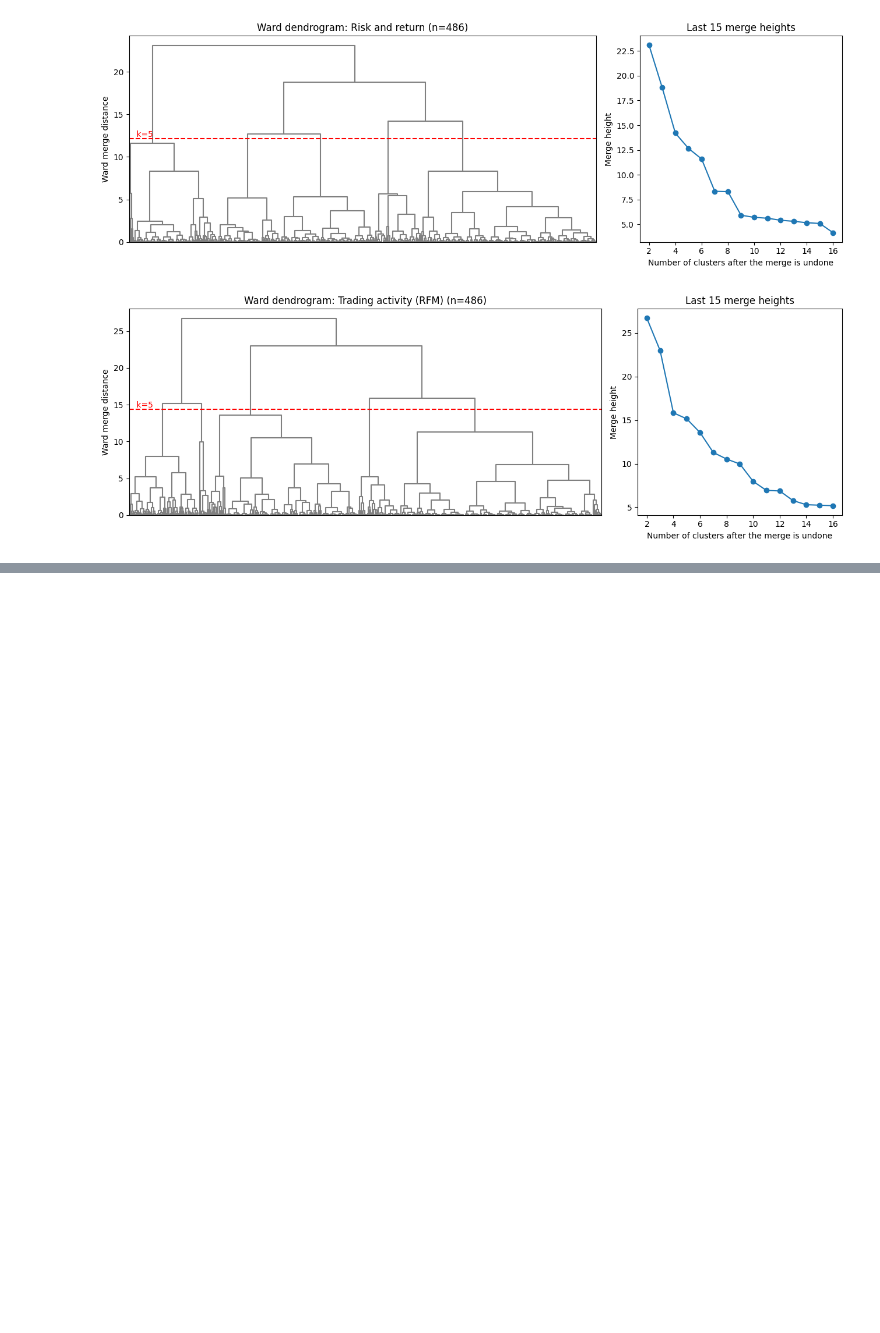
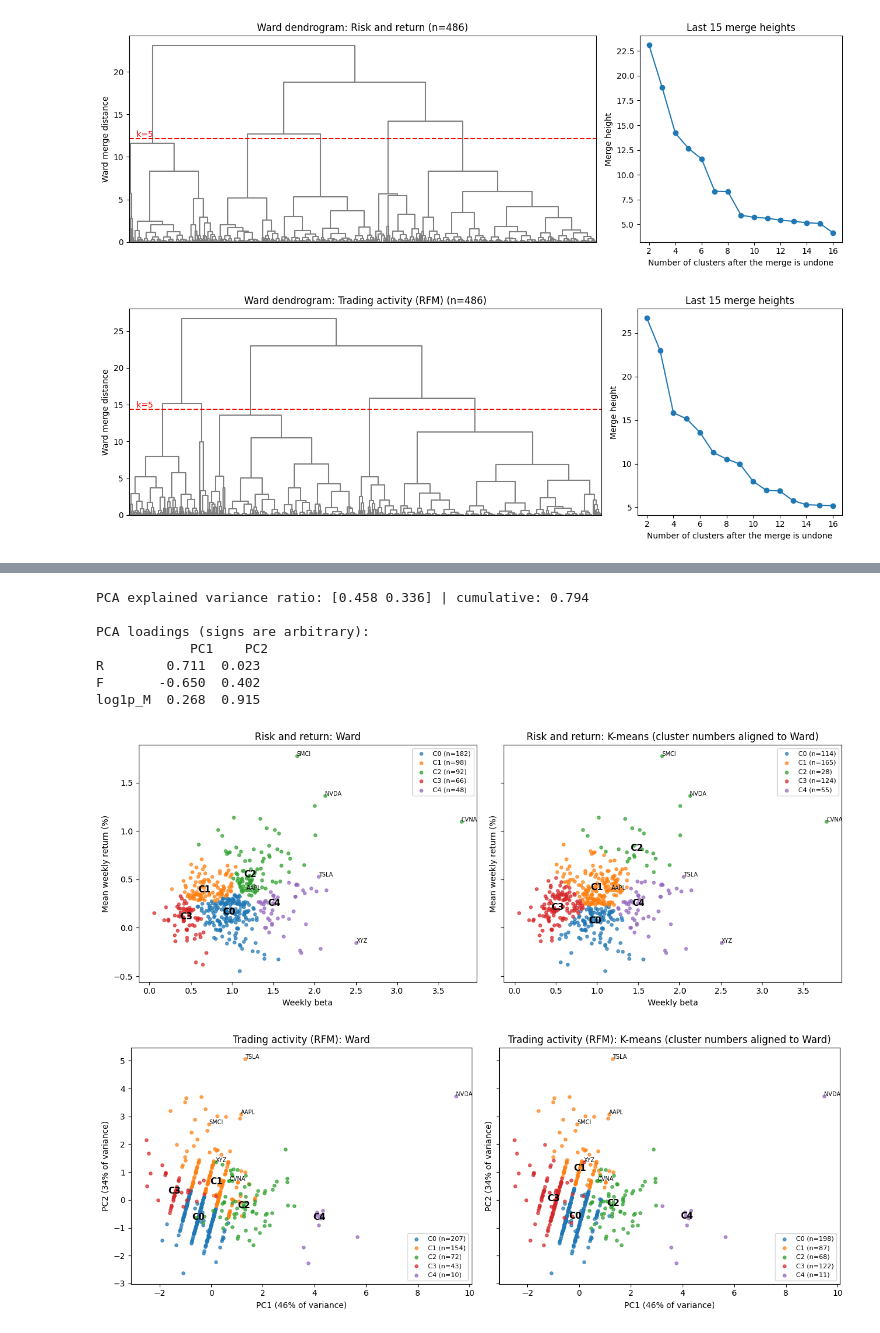
Before and after one commit to nemitha21/S-P500_Stock_Analysis_CWK1, a Jupyter notebook: S&P500_Stock_Analysis_CWK1.ipynb, the cells around one changed output, grey strips where cells are left out. Saved outputs shown, nothing was run; the diff lists cells and outputs as text; code cells hidden in the pictures; blank space fills up the shorter version.

```diff
--- a/S&P500_Stock_Analysis_CWK1.ipynb
+++ b/S&P500_Stock_Analysis_CWK1.ipynb
@@ -1238,0 +1352,54 @@ Agreement between algorithms on the same shares (adjusted Rand index):
+# %%
+pca = PCA(n_components=2, random_state=0).fit(Xs["act"].values)
+print("PCA explained variance ratio:", pca.explained_variance_ratio_.round(3),
+      "| cumulative:", round(float(pca.explained_variance_ratio_.sum()), 3))
+loadings = pd.DataFrame(pca.components_.T, index=Xs["act"].columns, columns=["PC1", "PC2"])
+print("\nPCA loadings (signs are arbitrary):\n", loadings.round(3))
+pcs = pd.DataFrame(pca.transform(Xs["act"].values), index=Xs["act"].index, columns=["PC1", "PC2"])
+
+def align_labels(ref, other):
+    """Re-number `other` to best match `ref` (Hungarian method). Display only: memberships do not change."""
+    ct = pd.crosstab(ref, other)
+    r, c = linear_sum_assignment(-ct.values)
+    mapping = {ct.columns[ci]: ct.index[ri] for ri, ci in zip(r, c)}
+    nxt = int(max(ref)) + 1
+    for lab in ct.columns:
+        if lab not in mapping:
+            mapping[lab] = nxt; nxt += 1
+    return other.map(mapping)
+
+aligned = {m: align_labels(out[f"{m}_ward"], out[f"{m}_kmeans"]) for m in ("rr", "act")}
+NOTABLE = ["TSLA", "NVDA", "CVNA", "SMCI", "XYZ", "AAPL"]      # annotated if present
+
+def scatter_pair(m, xy, xlabel, ylabel, fname):
+    fig, ax = plt.subplots(1, 2, figsize=(13, 5), sharex=True, sharey=True)
+    panels = [("Ward", out[f"{m}_ward"]), ("K-means (cluster numbers aligned to Ward)", aligned[m])]
+    for a, (alg, labs) in zip(ax, panels):
+        for c in sorted(labs.unique()):
+            idx = labs == c
+            a.scatter(xy.loc[idx].iloc[:, 0], xy.loc[idx].iloc[:, 1], s=14, alpha=0.7, label=f"C{c} (n={int(idx.sum())})")
+            cx, cy = xy.loc[idx].median()
+            a.text(cx, cy, f"C{c}", fontsize=11, weight="bold", ha="center", va="center")
+        for t in NOTABLE:
+            if t in xy.index:
+                a.annotate(t, tuple(xy.loc[t].values), fontsize=7)
+        a.set_title(f"{NAMES[m]}: {alg}"); a.set_xlabel(xlabel); a.set_ylabel(ylabel); a.legend(fontsize=8)
+    plt.tight_layout()
+    plt.savefig(f"outputs/figures/{fname}", dpi=200)
+    plt.show()
+
+xy_rr = pd.DataFrame({"beta": out["weekly_beta"], "ret": out["mean_weekly_return_pct"]})
+scatter_pair("rr", xy_rr, "Weekly beta", "Mean weekly return (%)", "fig_clusters_riskreturn.png")
+scatter_pair("act", pcs,
+             f"PC1 ({pca.explained_variance_ratio_[0]:.0%} of variance)",
+             f"PC2 ({pca.explained_variance_ratio_[1]:.0%} of variance)", "fig_clusters_activity_pca.png")
+# %% [output]
+PCA explained variance ratio: [0.458 0.336] | cumulative: 0.794
+
+PCA loadings (signs are arbitrary):
+            PC1    PC2
+R        0.711  0.023
+F       -0.650  0.402
+log1p_M  0.268  0.915
+[figure, added]
+[figure, added]
```
Also changed, not shown: parts of 12 cells of this notebook.
